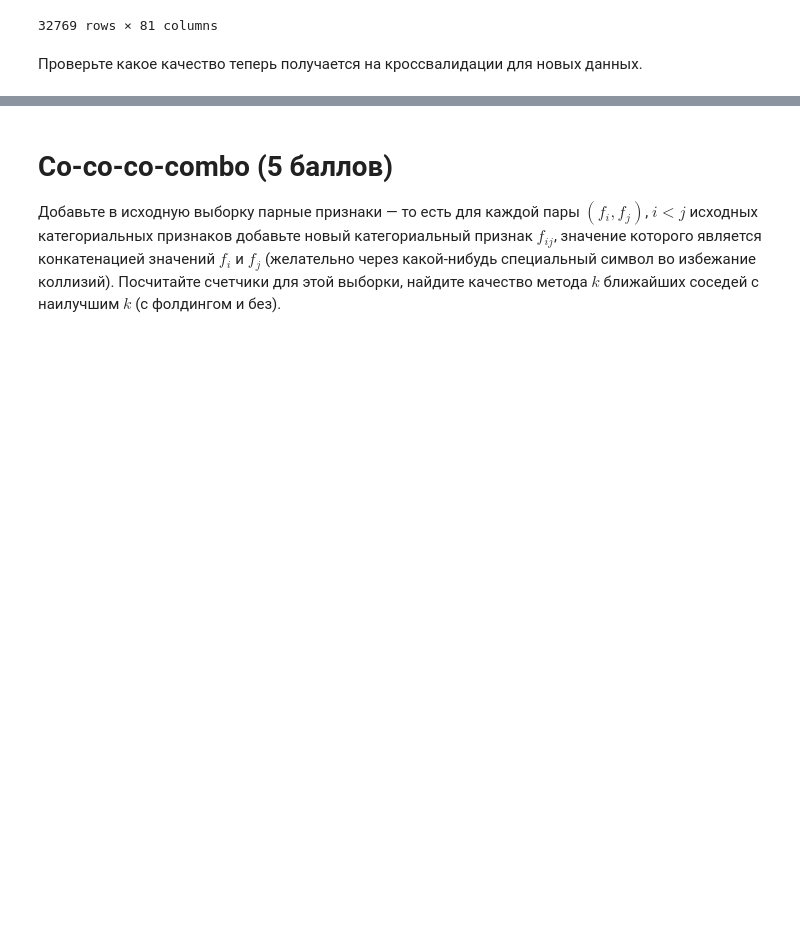
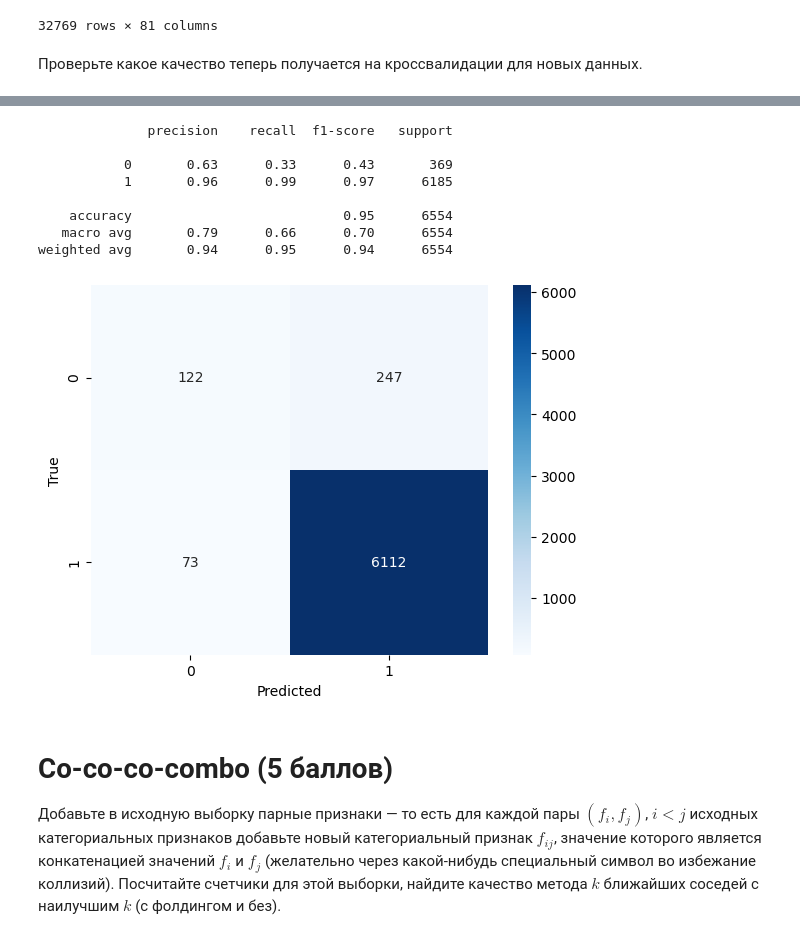
Before and after one commit to mirolyubovaalyona/02-ml-advanced, a Jupyter notebook: 04_knn/03-hw-knn.ipynb, the cells around one changed output, grey strips where cells are left out. Cells and saved outputs as stored; diff of their text form; code cells hidden in the pictures; blank space fills up the shorter version.

```diff
--- a/04_knn/03-hw-knn.ipynb
+++ b/04_knn/03-hw-knn.ipynb
@@ -248,0 +185,11 @@ AttributeError: 'Flags' object has no attribute 'c_contiguous'
+# %%
+model = KNeighborsClassifier(n_neighbors=10, p=2)
+
+# Разделение на обучающий и тестовые наборы данных
+X_train, X_test, y_train, y_test = train_test_split(data.values, y, test_size=0.2, random_state=42)
+
+# Кросс-валидация и оценка точности модели
+scores = cross_val_score(model, X_train, y_train, cv=5, scoring='accuracy')
+
+# Выводим качество на кросс-валидации для новых данных
+print("Средняя точность на кросс-валидации:", scores.mean(), ', Std = ', scores.std())
@@ -249,3 +205,30 @@ AttributeError: 'Flags' object has no attribute 'c_contiguous'
+# %%
+# Создание и обучение модели
+model = KNeighborsClassifier()
+model.fit(X_train, y_train)
+
+# Предсказание классов для тестовой выборки
+y_pred = model.predict(X_test)
+
+# Построение отчета классификации
+print(classification_report(y_test, y_pred))
+
+# Построение матрицы ошибок и тепловой карты
+cm = confusion_matrix(y_test, y_pred)
+sns.heatmap(cm, annot=True, fmt="d", cmap="Blues")
+plt.xlabel("Predicted")
+plt.ylabel("True")
+plt.show()
+# %% [output]
+              precision    recall  f1-score   support
+
+           0       0.63      0.33      0.43       369
+           1       0.96      0.99      0.97      6185
+
+    accuracy                           0.95      6554
+   macro avg       0.79      0.66      0.70      6554
+weighted avg       0.94      0.95      0.94      6554
+[figure, added]
 # %% [markdown]
 # Co-co-co-combo (5 баллов)
 
```
Also changed, not shown: parts of 17 cells of this notebook, 9 other files.
